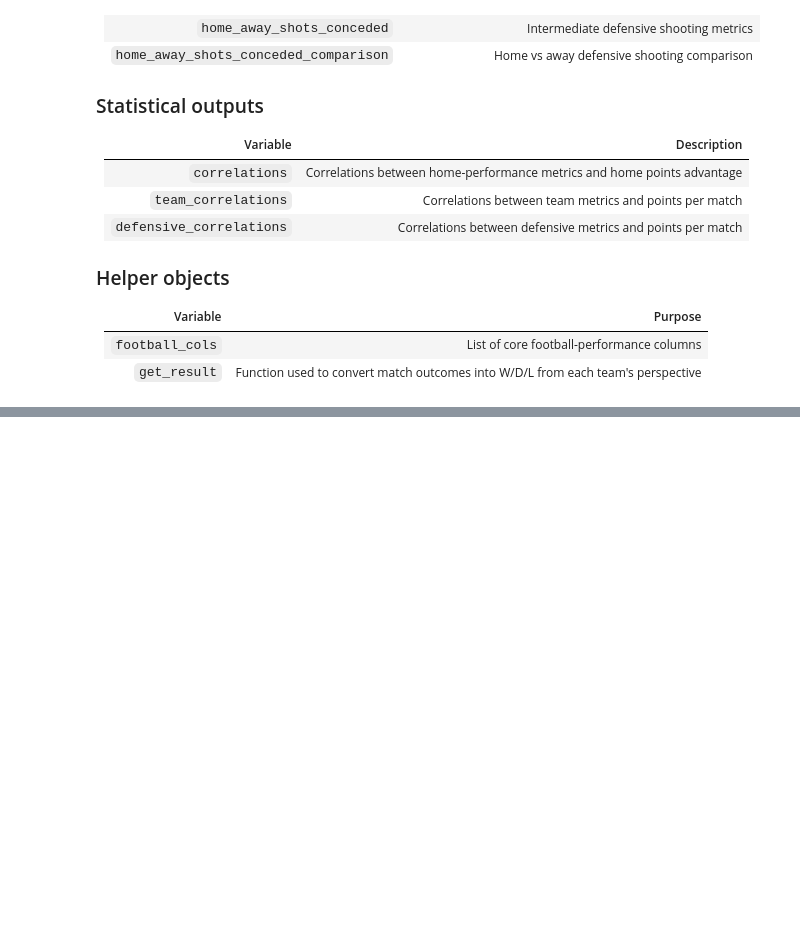
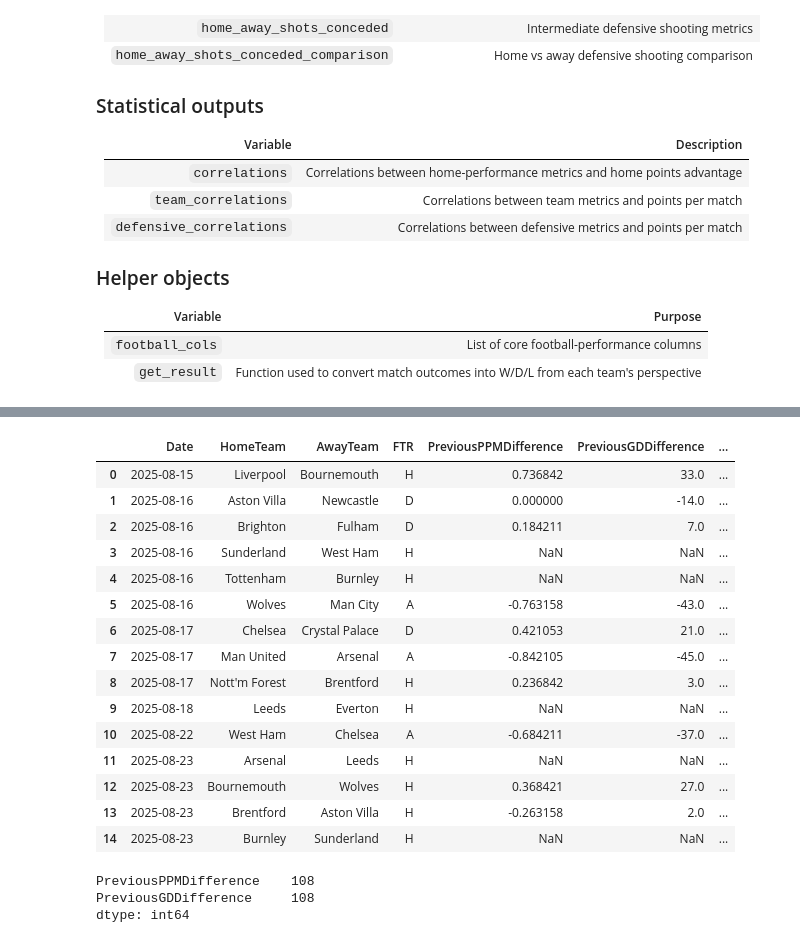
Before and after one commit to orms123/premier-league-performance-intelligence, a Jupyter notebook: notebooks/01_data_exploration.ipynb, the cells around one changed output, grey strips where cells are left out. Cells and saved outputs as stored; diff of their text form; code cells hidden in the pictures; blank space fills up the shorter version.

Commit message:
Add match prediction machine learning model

```diff
--- a/notebooks/01_data_exploration.ipynb
+++ b/notebooks/01_data_exploration.ipynb
@@ -1302,0 +1621,6 @@ NameError: name 'team_matches' is not defined
+# %%
+ml_matches = ml_matches.sort_values(
+    ['Date', 'HomeTeam', 'AwayTeam']
+).reset_index(drop=True)
+
+ml_matches[['Date', 'HomeTeam', 'AwayTeam']].head(10)
@@ -1302,0 +2545,65 @@ NameError: name 'team_matches' is not defined
+# %%
+ml_dataset['PreviousPPMDifference'] = (
+    ml_dataset['HomePreviousPointsPerMatch']
+    - ml_dataset['AwayPreviousPointsPerMatch']
+)
+
+ml_dataset['PreviousGDDifference'] = (
+    ml_dataset['HomePreviousGoalDifference']
+    - ml_dataset['AwayPreviousGoalDifference']
+)
+
+ml_dataset['Previous5PointsDifference'] = (
+    ml_dataset['HomePrevious5Points']
+    - ml_dataset['AwayPrevious5Points']
+)
+
+ml_dataset['Previous5GoalsForDifference'] = (
+    ml_dataset['HomePrevious5GoalsFor']
+    - ml_dataset['AwayPrevious5GoalsFor']
+)
+
+ml_dataset['Previous5GoalsAgainstDifference'] = (
+    ml_dataset['HomePrevious5GoalsAgainst']
+    - ml_dataset['AwayPrevious5GoalsAgainst']
+)
+# %%
+ml_dataset[[
+    'Date',
+    'HomeTeam',
+    'AwayTeam',
+    'FTR',
+    'PreviousPPMDifference',
+    'PreviousGDDifference',
+    'Previous5PointsDifference',
+    'Previous5GoalsForDifference',
+    'Previous5GoalsAgainstDifference',
+    'HomePromotedTeam',
+    'AwayPromotedTeam'
+]].head(15)
+# %% [output]
+|  | Date | HomeTeam | AwayTeam | FTR | PreviousPPMDifference | PreviousGDDifference | ... |
+| 0 | 2025-08-15 | Liverpool | Bournemouth | H | 0.736842 | 33.0 | ... |
+| 1 | 2025-08-16 | Aston Villa | Newcastle | D | 0.000000 | -14.0 | ... |
+| 2 | 2025-08-16 | Brighton | Fulham | D | 0.184211 | 7.0 | ... |
+| 3 | 2025-08-16 | Sunderland | West Ham | H | NaN | NaN | ... |
+| 4 | 2025-08-16 | Tottenham | Burnley | H | NaN | NaN | ... |
+| 5 | 2025-08-16 | Wolves | Man City | A | -0.763158 | -43.0 | ... |
+| 6 | 2025-08-17 | Chelsea | Crystal Palace | D | 0.421053 | 21.0 | ... |
+| 7 | 2025-08-17 | Man United | Arsenal | A | -0.842105 | -45.0 | ... |
+| 8 | 2025-08-17 | Nott'm Forest | Brentford | H | 0.236842 | 3.0 | ... |
+| 9 | 2025-08-18 | Leeds | Everton | H | NaN | NaN | ... |
+| 10 | 2025-08-22 | West Ham | Chelsea | A | -0.684211 | -37.0 | ... |
+| 11 | 2025-08-23 | Arsenal | Leeds | H | NaN | NaN | ... |
+| 12 | 2025-08-23 | Bournemouth | Wolves | H | 0.368421 | 27.0 | ... |
+| 13 | 2025-08-23 | Brentford | Aston Villa | H | -0.263158 | 2.0 | ... |
+| 14 | 2025-08-23 | Burnley | Sunderland | H | NaN | NaN | ... |
+# %%
+ml_dataset[[
+    'PreviousPPMDifference',
+    'PreviousGDDifference'
+]].isna().sum()
+# %% [output]
+PreviousPPMDifference    108
+PreviousGDDifference     108
+dtype: int64
```
Also changed, not shown: parts of 82 cells of this notebook, 2 other files.
